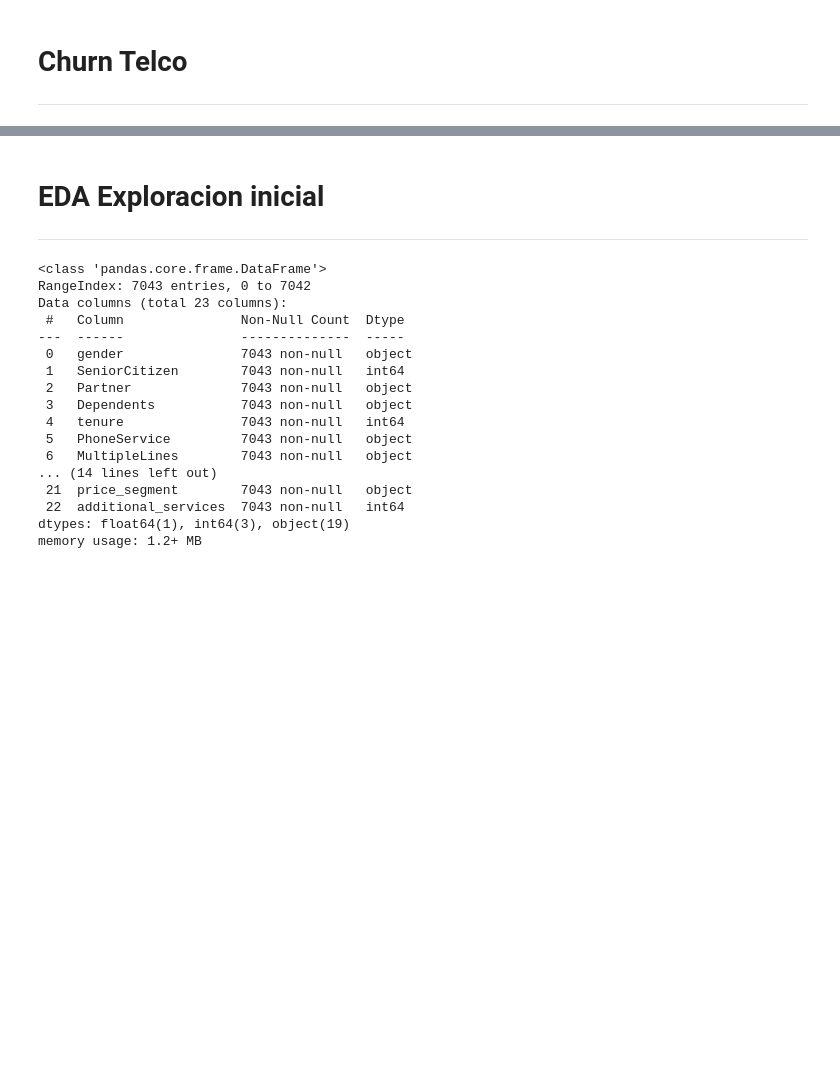
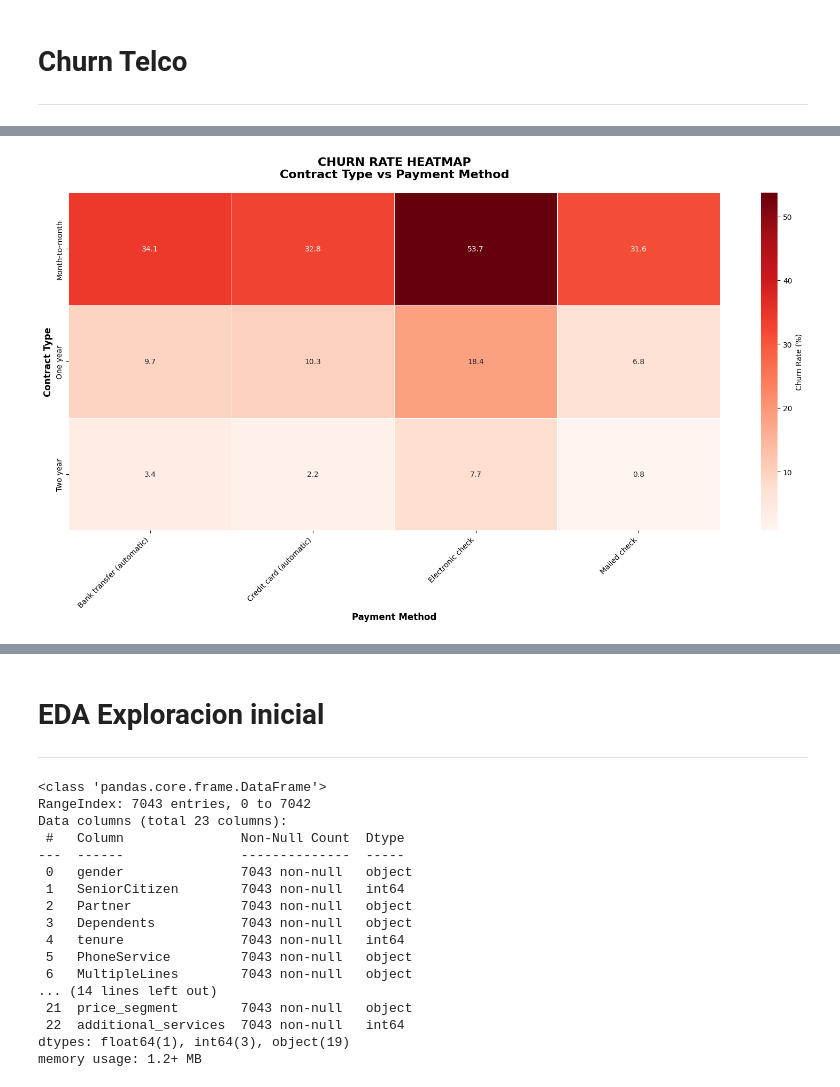
Before and after one commit to Andru-1987/data-science-r-section, a Jupyter notebook: R-Clases/week-3/01_ProyectoPython/python_colab_notebook/01_telco_challenge_churn.ipynb, the cells around one changed output, grey strips where cells are left out. Saved outputs shown, nothing was run; the diff lists cells and outputs as text; code cells hidden in the pictures; blank space fills up the shorter version.

```diff
--- a/R-Clases/week-3/01_ProyectoPython/python_colab_notebook/01_telco_challenge_churn.ipynb
+++ b/R-Clases/week-3/01_ProyectoPython/python_colab_notebook/01_telco_challenge_churn.ipynb
@@ -185,4 +184,4 @@ class ChurnDatabase:
 # %%
 churn = ChurnDatabase("../database/telco_customer_churn.sqlite.db")
 # %%
-churn.get_churn_summary_stats()
+churn_summary = churn.get_churn_summary_stats()
@@ -202,0 +204,37 @@ churn.get_churn_summary_stats()
+# %%
+def create_churn_heatmap(df):
+    """Heatmap mostrando churn rate por Contract vs PaymentMethod"""
+
+    # Crear pivot table
+    pivot_data = df.pivot(index='Contract', columns='PaymentMethod', values='churn_rate')
+
+    plt.figure(figsize=(16, 9))
+
+    # Crear heatmap
+    sns.heatmap(pivot_data,
+                annot=True,
+                cmap='Reds',
+                fmt='.1f',
+                cbar_kws={'label': 'Churn Rate (%)'},
+                linewidths=0.5)
+
+    plt.title('CHURN RATE HEATMAP\nContract Type vs Payment Method',
+              fontsize=16, fontweight='bold', pad=20)
+
+    plt.xlabel('Payment Method', fontsize=12, fontweight='bold')
+    plt.ylabel('Contract Type', fontsize=12, fontweight='bold')
+    plt.xticks(rotation=45, ha='right')
+    plt.tight_layout()
+
+    # Añadir insights como texto
+    # plt.figtext(0.02, 0.02,
+    #             "Key Insight: Month-to-month + Electronic check = Highest churn (53.7%)\n"
+    #             "Best retention: Two year + Mailed check (0.8% churn)",
+    #             fontsize=10, style='italic',
+    #             bbox=dict(boxstyle="round,pad=0.3", facecolor="lightblue", alpha=0.7))
+
+    plt.show()
+# %%
+create_churn_heatmap(churn_summary)
+# %% [output]
+[figure, added]
```
Also changed, not shown: parts of 54 cells of this notebook, 1 other file.
